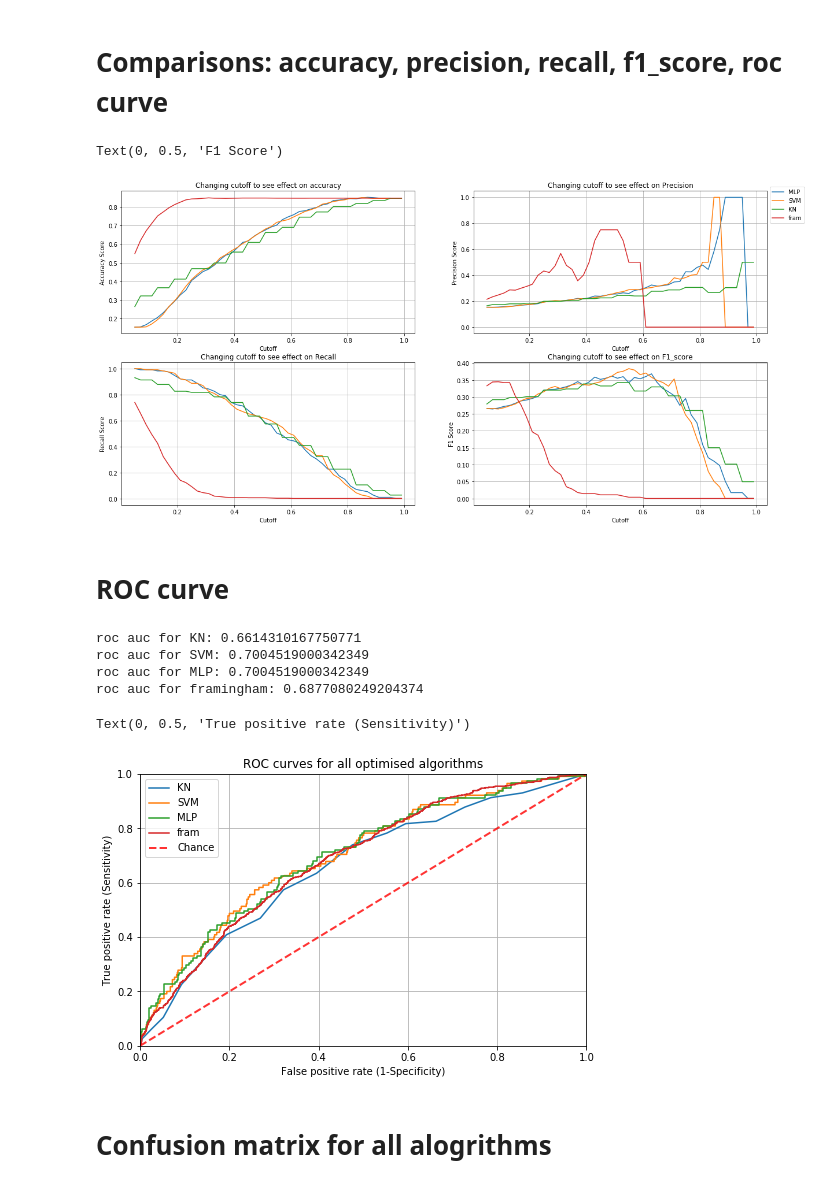
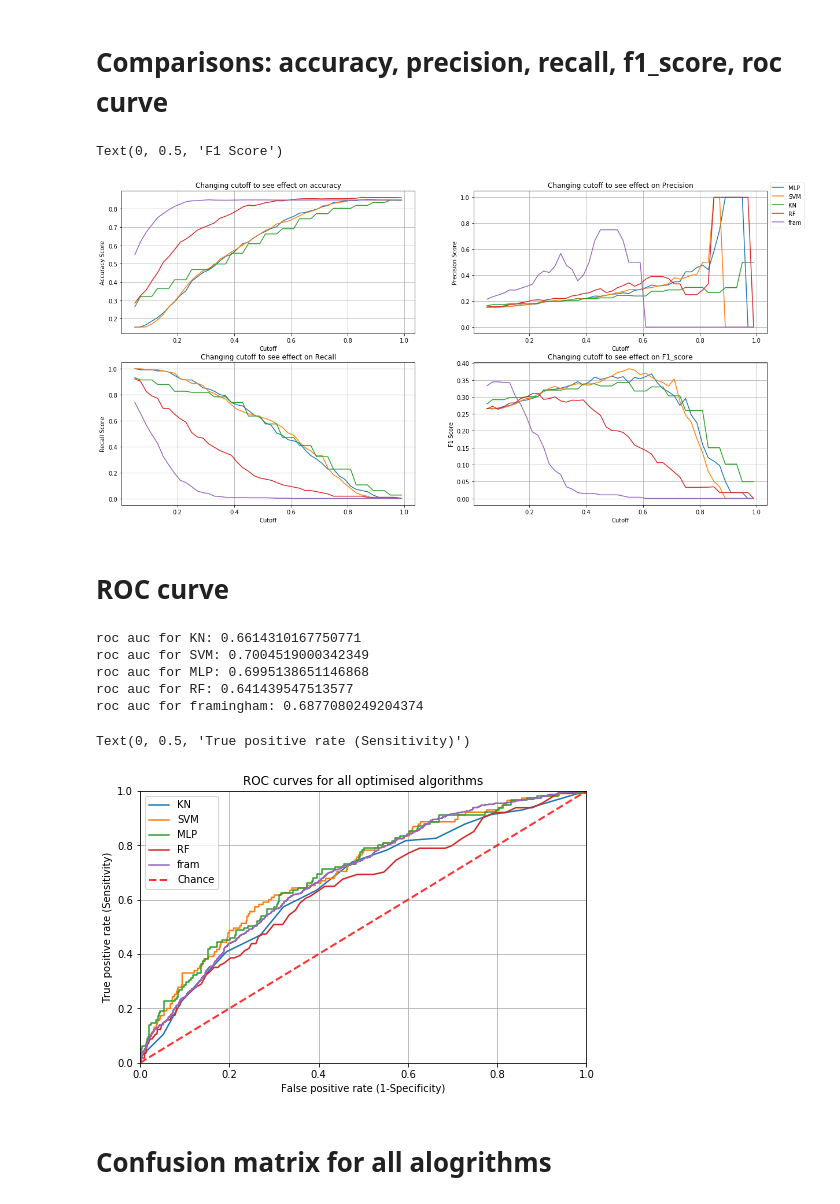
Before and after one commit to ljhowell/machine-learning_CHD, a Jupyter notebook: Comparison_of_models.ipynb, the cells around one changed output. Saved outputs shown, nothing was run; the diff lists cells and outputs as text; code cells hidden in the pictures.

```diff
--- a/Comparison_of_models.ipynb
+++ b/Comparison_of_models.ipynb
@@ -110,7 +110,7 @@ def performance(model,X_test,y_test,cutoff=0.5,v=0,output='Accuracy'):
 #function for the Framingham model currently used by doctors
 def fram_analysis(df_fram, v=0):
     range_x = np.arange(0.05, 1, 0.02)
-    results_fram =[]x
+    results_fram =[]
 
     for cutoff in range_x:
         results_fram.append(performance('fram', df_fram['fram_percent'], df_fram['TenYearCHD'], cutoff=cutoff, output='All'))
@@ -250,7 +293,8 @@ def multilayer_opt(dataset, v=0):
 resultsKN, ROC_KN, y_test_KN, cm_KN = k_neighbors_opt(dataset, v=1)
 resultsSVM, ROC_SVM, y_test_SVM, cm_SVM = SVM_opt(dataset, v=1)
 resultsMLP, ROC_MLP, y_test_MLP, cm_MLP = multilayer_opt(dataset, v=1)
-resultsSVM2, ROC_SVM2, y_test_SVM2, cm_SVM2 = SVM_opt2(dataset, v=1)
+#resultsSVM2, ROC_SVM2, y_test_SVM2, cm_SVM2 = SVM_opt2(dataset, v=1)
+resultsRF, ROC_RF, y_test_RF, cm_RF = RF_opt(dataset, v=1)
 results_fram = fram_analysis(df_fram)
 # %% [output]
 Optimising parameters...
@@ -331,7 +379,9 @@ plt.subplot(2,2,1)
 plt.plot(range_x, resultsMLP['accuracy'], label='MLP')
 plt.plot(range_x, resultsSVM['accuracy'], label='SVM')
 plt.plot(range_x, resultsKN['accuracy'], label ='KN')
+plt.plot(range_x, resultsRF['accuracy'], label ='RF')
 plt.plot(range_x, results_fram['accuracy'], label ='fram' )
+
 
 plt.grid()
 plt.title('Changing cutoff to see effect on accuracy')
@@ -344,40 +394,43 @@ plt.subplot(2,2,2)
 plt.plot(range_x, resultsMLP['precision'], label='MLP')
 plt.plot(range_x, resultsSVM['precision'], label='SVM')
 plt.plot(range_x, resultsKN['precision'], label ='KN')
+plt.plot(range_x, resultsRF['precision'], label ='RF')
 plt.plot(range_x, results_fram['precision'], label ='fram' )
 
 plt.grid()
 plt.title('Changing cutoff to see effect on Precision')
 plt.xlabel('Cutoff')
 plt.ylabel('Precision Score')
 plt.legend(loc='center left', bbox_to_anchor=(1, 0.9))
 
 #Recall Graph
 plt.subplot(2,2,3)
 plt.plot(range_x, resultsMLP['recall'], label='MLP')
 plt.plot(range_x, resultsSVM['recall'], label='SVM')
 plt.plot(range_x, resultsKN['recall'], label ='KN')
+plt.plot(range_x, resultsRF['recall'], label ='RF')
 plt.plot(range_x, results_fram['recall'], label ='fram' )
 
 plt.grid()
 plt.title('Changing cutoff to see effect on Recall')
 plt.xlabel('Cutoff')
 plt.ylabel('Recall Score')
 
 #F1_score Graph
 plt.subplot(2,2,4)
 plt.plot(range_x, resultsMLP['f1'], label='MLP')
 plt.plot(range_x, resultsSVM['f1'], label='SVM')
 plt.plot(range_x, resultsKN['f1'], label ='KN')
+plt.plot(range_x, resultsRF['f1'], label ='RF')
 plt.plot(range_x, results_fram['f1'], label ='fram' )
 
 plt.grid()
 plt.title('Changing cutoff to see effect on F1_score')
 plt.xlabel('Cutoff')
 plt.ylabel('F1 Score')
 # %% [output]
 Text(0, 0.5, 'F1 Score')
-[figure, old version]
+[figure, new version]
 # %% [markdown]
 # ROC curve
 # %%
@@ -399,7 +452,12 @@ print('roc auc for SVM:',roc_auc_score(y_test_SVM,ROC_SVM[:,1]))
 #MLP
 fpr, tpr, thresholds = roc_curve(y_test_MLP, ROC_MLP[:,1])
 plt.plot(fpr,tpr,label ='MLP')
-print('roc auc for MLP:',roc_auc_score(y_test_MLP,ROC_SVM[:,1]))
+print('roc auc for MLP:',roc_auc_score(y_test_MLP,ROC_MLP[:,1]))
+
+#RF
+fpr, tpr, thresholds = roc_curve(y_test_RF, ROC_RF[:,1])
+plt.plot(fpr,tpr,label ='RF')
+print('roc auc for RF:',roc_auc_score(y_test_RF,ROC_RF[:,1]))
 
 #framingham dataset
 fpr, tpr, thresholds = roc_curve(df_fram.TenYearCHD, df_fram.fram_percent)
@@ -420,10 +478,11 @@ plt.ylabel('True positive rate (Sensitivity)')
 # %% [output]
 roc auc for KN: 0.6614310167750771
 roc auc for SVM: 0.7004519000342349
-roc auc for MLP: 0.7004519000342349
+roc auc for MLP: 0.6995138651146868
+roc auc for RF: 0.641439547513577
 roc auc for framingham: 0.6877080249204374
 Text(0, 0.5, 'True positive rate (Sensitivity)')
-[figure, old version]
+[figure, new version]
 # %% [markdown]
 # Confusion matrix for all alogrithms
 # %%
```
Also changed, not shown: parts of 3 cells of this notebook, 1 other file.
